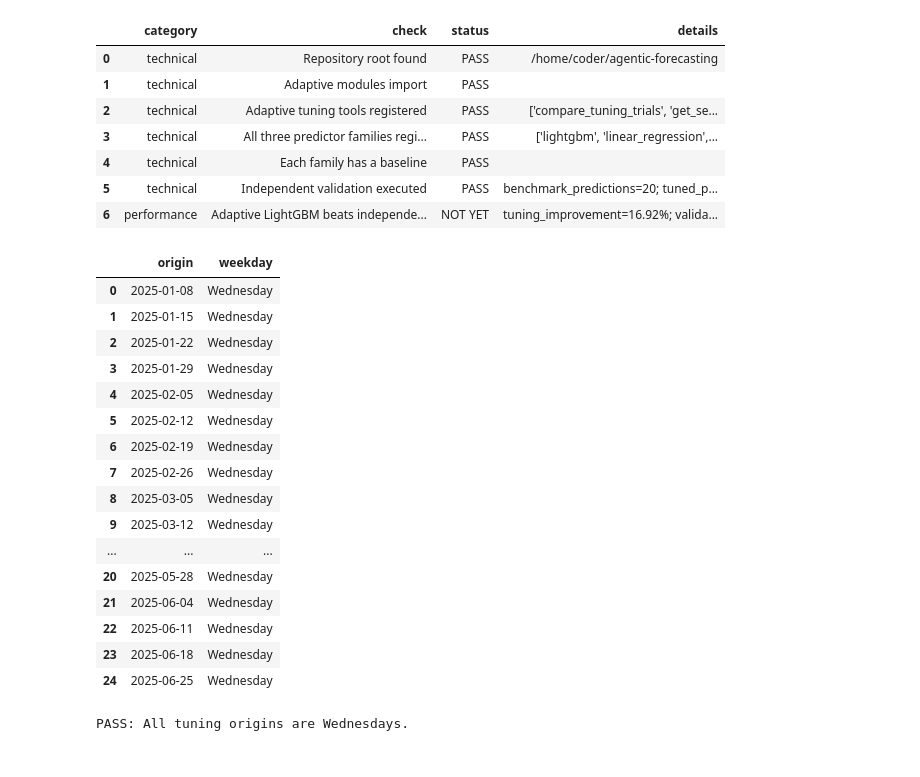
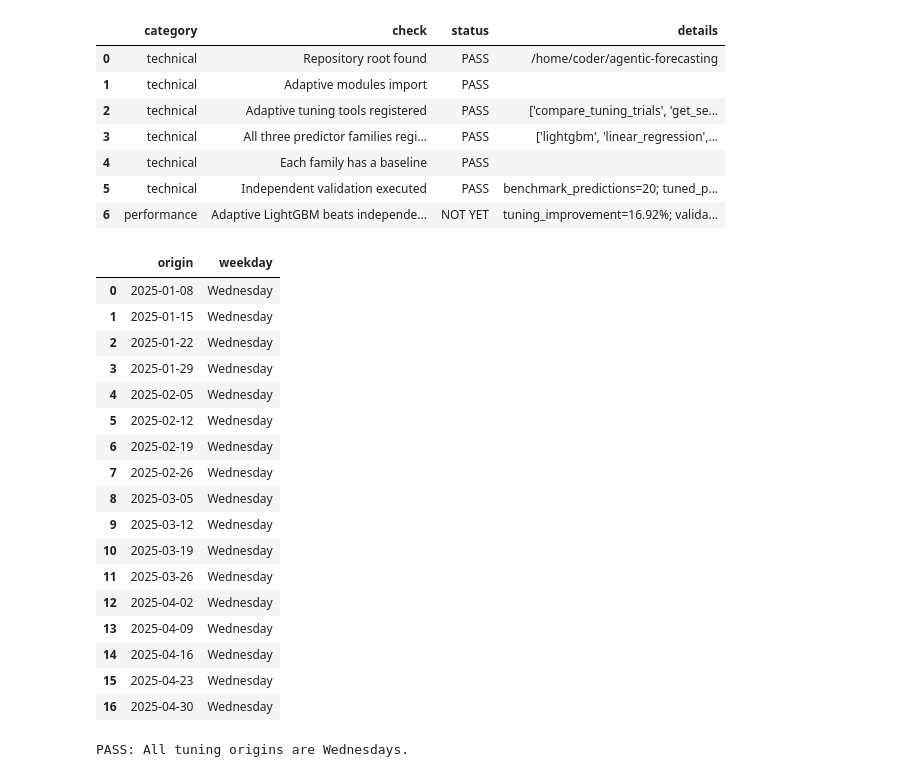
Before and after one commit to helloheyi/agentic-forecasting-c1-bmo-one, a Jupyter notebook: implementations/BAA10Y_forecasting/04_BAA10Y_adaptive_agent_tests.ipynb, the cells around one changed output. Cells and saved outputs as stored; diff of their text form; code cells hidden in the pictures.

```diff
--- a/implementations/BAA10Y_forecasting/04_BAA10Y_adaptive_agent_tests.ipynb
+++ b/implementations/BAA10Y_forecasting/04_BAA10Y_adaptive_agent_tests.ipynb
@@ -1062,7 +386,7 @@ spec_path = (
     / "implementations"
     / "BAA10Y_forecasting"
     / "specs"
-    / "baa10y_tune_2025.yaml"
+    / "baa10y_tune_development_2025.yaml"
 )
 
 with spec_path.open(
@@ -1082,37 +406,38 @@ origin_dates = pd.date_range(
 
 origin_check = pd.DataFrame({
     "origin": origin_dates,
     "weekday": origin_dates.day_name(),
 })
 
 display(
     origin_check
 )
 
 assert (
     origin_check["weekday"]
     == "Wednesday"
 ).all()
 
 print(
     "PASS: All tuning origins are Wednesdays."
 )
 # %% [output]
 |  | origin | weekday |
 | 0 | 2025-01-08 | Wednesday |
 | 1 | 2025-01-15 | Wednesday |
 | 2 | 2025-01-22 | Wednesday |
 | 3 | 2025-01-29 | Wednesday |
 | 4 | 2025-02-05 | Wednesday |
 | 5 | 2025-02-12 | Wednesday |
 | 6 | 2025-02-19 | Wednesday |
 | 7 | 2025-02-26 | Wednesday |
 | 8 | 2025-03-05 | Wednesday |
 | 9 | 2025-03-12 | Wednesday |
-| ... | ... | ... |
-| 20 | 2025-05-28 | Wednesday |
-| 21 | 2025-06-04 | Wednesday |
-| 22 | 2025-06-11 | Wednesday |
-| 23 | 2025-06-18 | Wednesday |
-| 24 | 2025-06-25 | Wednesday |
+| 10 | 2025-03-19 | Wednesday |
+| 11 | 2025-03-26 | Wednesday |
+| 12 | 2025-04-02 | Wednesday |
+| 13 | 2025-04-09 | Wednesday |
+| 14 | 2025-04-16 | Wednesday |
+| 15 | 2025-04-23 | Wednesday |
+| 16 | 2025-04-30 | Wednesday |
 PASS: All tuning origins are Wednesdays.
```
Also changed, not shown: parts of 11 cells of this notebook, 16 other files.
